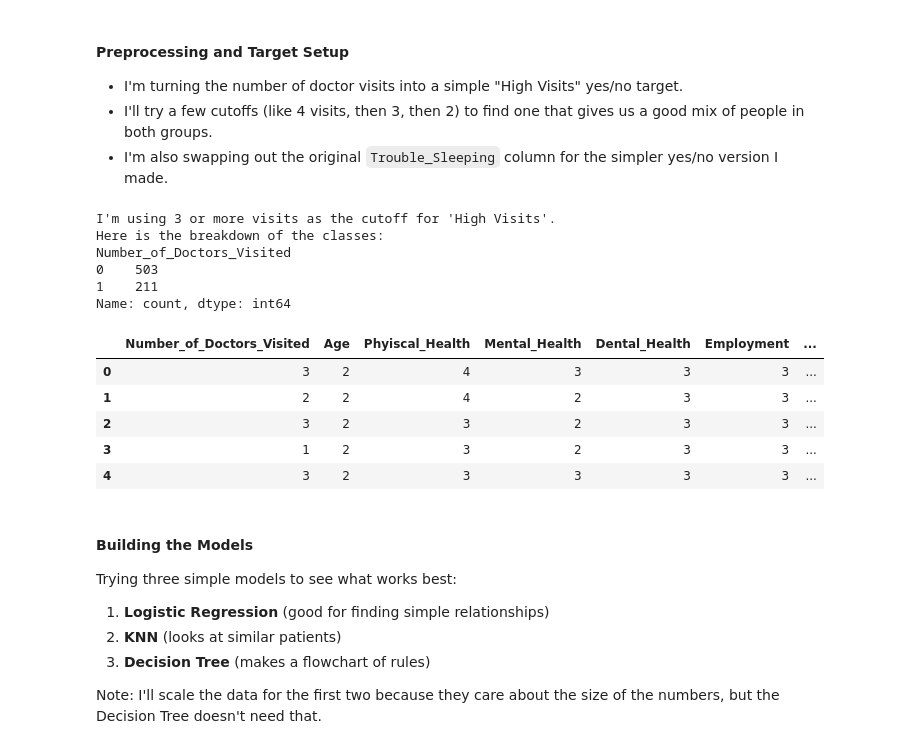
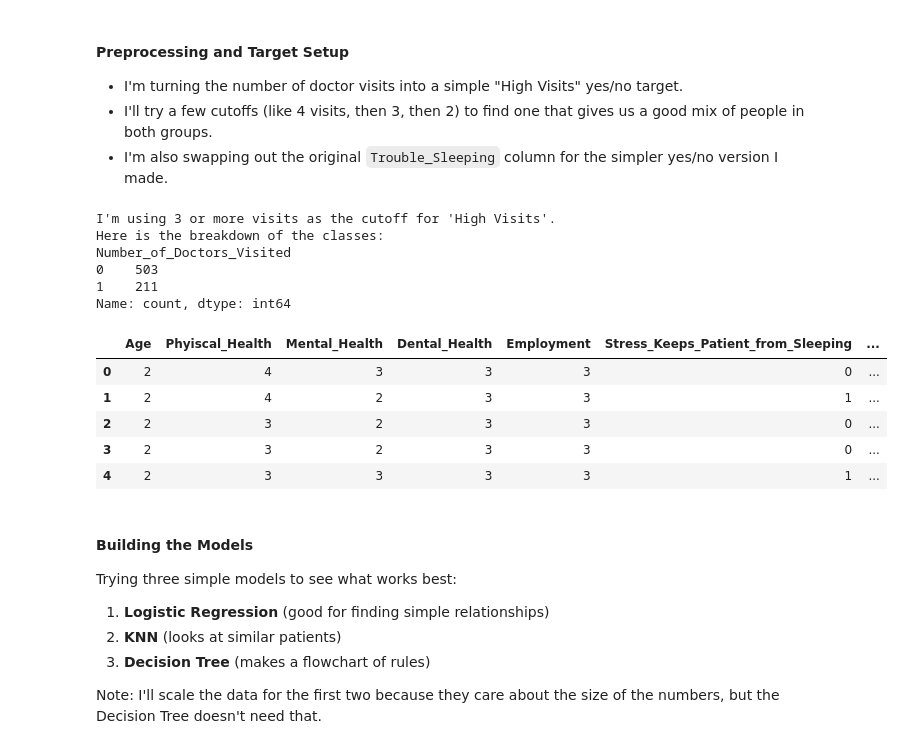
Before and after one commit to adampang27/adampang27.github.io, a Jupyter notebook: Project2/Project2.ipynb, the cells around one changed output. Cells and saved outputs as stored; diff of their text form; code cells hidden in the pictures.

```diff
--- a/Project2/Project2.ipynb
+++ b/Project2/Project2.ipynb
@@ -154,41 +150,43 @@ chosen_threshold = None
 for cutoff in possible_cutoffs:
     # Create a temporary target: 1 if visits >= cutoff, 0 otherwise
     temp_target = (df['Number_of_Doctors_Visited'] >= cutoff).astype(int)
 
     # Check if we have at least one person in the "High" group
     num_high_visits = temp_target.sum()
 
     if num_high_visits > 0 and num_high_visits < len(temp_target):
         chosen_threshold = cutoff
         target = temp_target
         break
 
 if chosen_threshold is None:
     raise ValueError("Couldn't find a good cutoff! The data might be too skewed.")
 
+# Save the target on the dataframe
 df['High_Visits'] = target
 
-# Drop the original target column and the old sleep column (since we made a new binary one)
-features = df.drop(columns=['High_Visits', 'Trouble_Sleeping'])
+# drop the original visits column so the model can't "cheat"
+# Also drop the old multi-level sleep column and keep the cleaned binary one
+features = df.drop(columns=['High_Visits', 'Number_of_Doctors_Visited', 'Trouble_Sleeping'])
 
 print(f"I'm using {chosen_threshold} or more visits as the cutoff for 'High Visits'.")
 print("Here is the breakdown of the classes:")
 print(target.value_counts())
 
 features.head()
 # %% [output]
 I'm using 3 or more visits as the cutoff for 'High Visits'.
 Here is the breakdown of the classes:
 Number_of_Doctors_Visited
 0    503
 1    211
 Name: count, dtype: int64
-|  | Number_of_Doctors_Visited | Age | Phyiscal_Health | Mental_Health | Dental_Health | Employment | ... |
-| 0 | 3 | 2 | 4 | 3 | 3 | 3 | ... |
-| 1 | 2 | 2 | 4 | 2 | 3 | 3 | ... |
-| 2 | 3 | 2 | 3 | 2 | 3 | 3 | ... |
-| 3 | 1 | 2 | 3 | 2 | 3 | 3 | ... |
-| 4 | 3 | 2 | 3 | 3 | 3 | 3 | ... |
+|  | Age | Phyiscal_Health | Mental_Health | Dental_Health | Employment | Stress_Keeps_Patient_from_Sleeping | ... |
+| 0 | 2 | 4 | 3 | 3 | 3 | 0 | ... |
+| 1 | 2 | 4 | 2 | 3 | 3 | 1 | ... |
+| 2 | 2 | 3 | 2 | 3 | 3 | 0 | ... |
+| 3 | 2 | 3 | 2 | 3 | 3 | 0 | ... |
+| 4 | 2 | 3 | 3 | 3 | 3 | 1 | ... |
 # %% [markdown]
 #### Building the Models
 Trying three simple models to see what works best:
```
Also changed, not shown: parts of 5 cells of this notebook, 5 other files.
